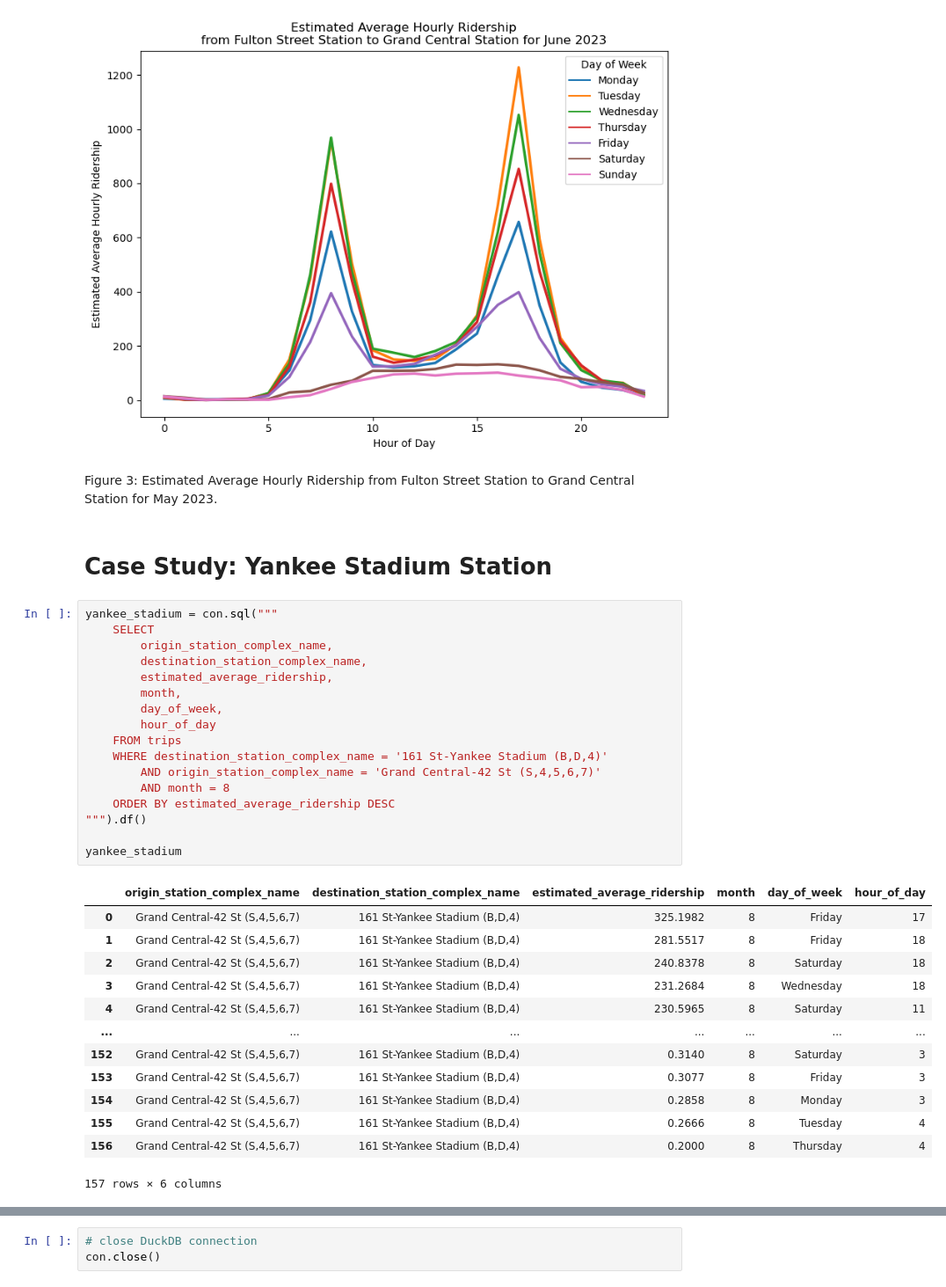
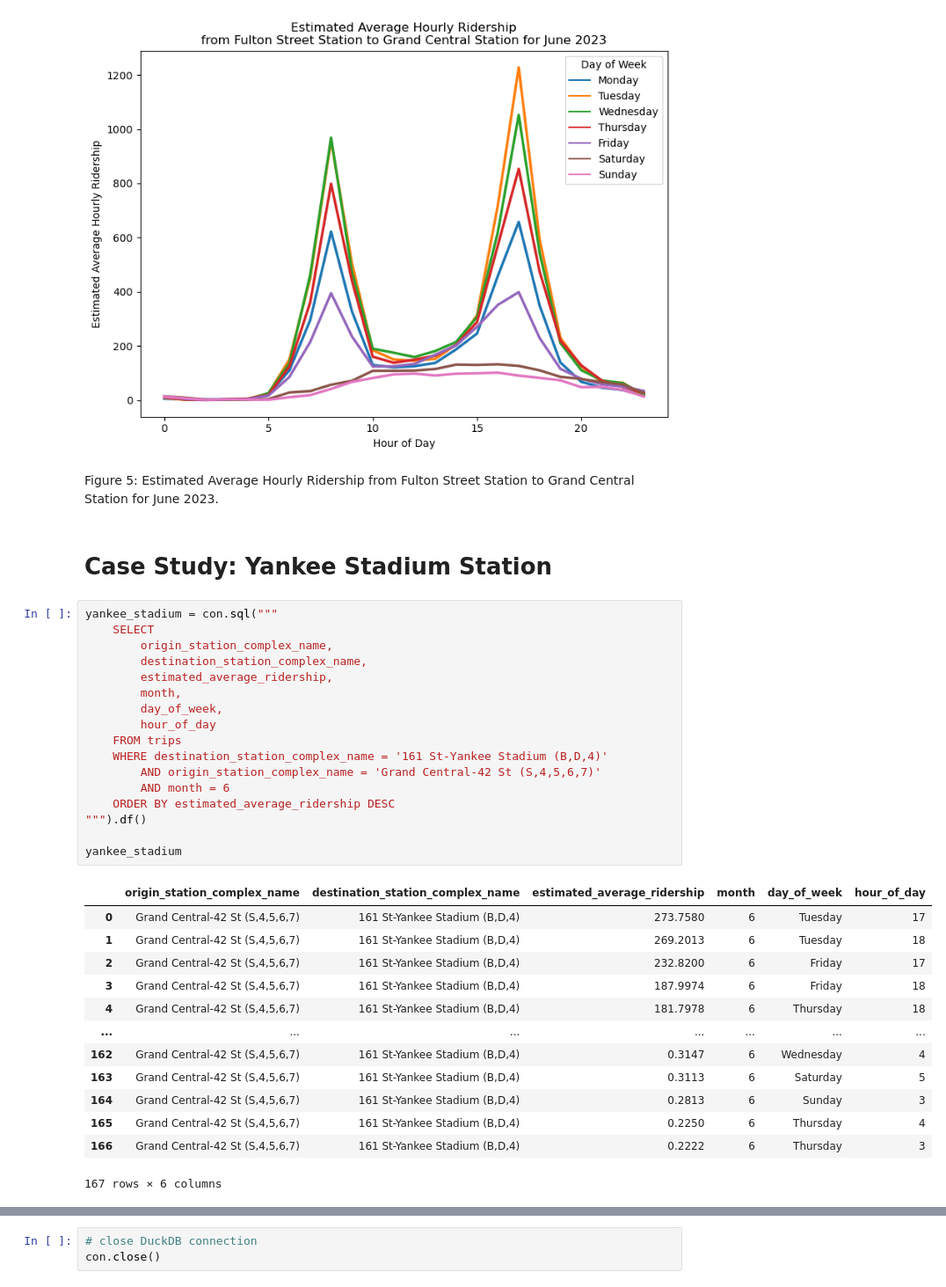
Before and after one commit to mebauer/mta-data, a Jupyter notebook: subway-trips.ipynb, the cells around one changed output, grey strips where cells are left out. Shown: that part at 88% size. Drawn from its saved outputs; the diff is of its cells as text.

```diff
--- a/subway-trips.ipynb
+++ b/subway-trips.ipynb
@@ -795,40 +819,40 @@ plt.savefig('figures/fulton-grand-central-june.png', dpi=200, bbox_inches='tight
 # %% [output]
 [figure]
 # %% [markdown]
-Figure 3: Estimated Average Hourly Ridership from Fulton Street Station to Grand Central Station for May 2023.
+Figure 5: Estimated Average Hourly Ridership from Fulton Street Station to Grand Central Station for June 2023.
 # %% [markdown]
 # Case Study: Yankee Stadium Station
 # %%
 yankee_stadium = con.sql("""
     SELECT
         origin_station_complex_name,
         destination_station_complex_name,
         estimated_average_ridership,
         month,
         day_of_week,
         hour_of_day
     FROM trips
     WHERE destination_station_complex_name = '161 St-Yankee Stadium (B,D,4)'
         AND origin_station_complex_name = 'Grand Central-42 St (S,4,5,6,7)'
-        AND month = 8
+        AND month = 6
     ORDER BY estimated_average_ridership DESC
 """).df()
 
 yankee_stadium
 # %% [output]
 |  | origin_station_complex_name | destination_station_complex_name | estimated_average_ridership | month | day_of_week | hour_of_day |
-| 0 | Grand Central-42 St (S,4,5,6,7) | 161 St-Yankee Stadium (B,D,4) | 325.1982 | 8 | Friday | 17 |
-| 1 | Grand Central-42 St (S,4,5,6,7) | 161 St-Yankee Stadium (B,D,4) | 281.5517 | 8 | Friday | 18 |
-| 2 | Grand Central-42 St (S,4,5,6,7) | 161 St-Yankee Stadium (B,D,4) | 240.8378 | 8 | Saturday | 18 |
-| 3 | Grand Central-42 St (S,4,5,6,7) | 161 St-Yankee Stadium (B,D,4) | 231.2684 | 8 | Wednesday | 18 |
-| 4 | Grand Central-42 St (S,4,5,6,7) | 161 St-Yankee Stadium (B,D,4) | 230.5965 | 8 | Saturday | 11 |
+| 0 | Grand Central-42 St (S,4,5,6,7) | 161 St-Yankee Stadium (B,D,4) | 273.7580 | 6 | Tuesday | 17 |
+| 1 | Grand Central-42 St (S,4,5,6,7) | 161 St-Yankee Stadium (B,D,4) | 269.2013 | 6 | Tuesday | 18 |
+| 2 | Grand Central-42 St (S,4,5,6,7) | 161 St-Yankee Stadium (B,D,4) | 232.8200 | 6 | Friday | 17 |
+| 3 | Grand Central-42 St (S,4,5,6,7) | 161 St-Yankee Stadium (B,D,4) | 187.9974 | 6 | Friday | 18 |
+| 4 | Grand Central-42 St (S,4,5,6,7) | 161 St-Yankee Stadium (B,D,4) | 181.7978 | 6 | Thursday | 18 |
 | ... | ... | ... | ... | ... | ... | ... |
-| 152 | Grand Central-42 St (S,4,5,6,7) | 161 St-Yankee Stadium (B,D,4) | 0.3140 | 8 | Saturday | 3 |
-| 153 | Grand Central-42 St (S,4,5,6,7) | 161 St-Yankee Stadium (B,D,4) | 0.3077 | 8 | Friday | 3 |
-| 154 | Grand Central-42 St (S,4,5,6,7) | 161 St-Yankee Stadium (B,D,4) | 0.2858 | 8 | Monday | 3 |
-| 155 | Grand Central-42 St (S,4,5,6,7) | 161 St-Yankee Stadium (B,D,4) | 0.2666 | 8 | Tuesday | 4 |
-| 156 | Grand Central-42 St (S,4,5,6,7) | 161 St-Yankee Stadium (B,D,4) | 0.2000 | 8 | Thursday | 4 |
+| 162 | Grand Central-42 St (S,4,5,6,7) | 161 St-Yankee Stadium (B,D,4) | 0.3147 | 6 | Wednesday | 4 |
+| 163 | Grand Central-42 St (S,4,5,6,7) | 161 St-Yankee Stadium (B,D,4) | 0.3113 | 6 | Saturday | 5 |
+| 164 | Grand Central-42 St (S,4,5,6,7) | 161 St-Yankee Stadium (B,D,4) | 0.2813 | 6 | Sunday | 3 |
+| 165 | Grand Central-42 St (S,4,5,6,7) | 161 St-Yankee Stadium (B,D,4) | 0.2250 | 6 | Thursday | 4 |
+| 166 | Grand Central-42 St (S,4,5,6,7) | 161 St-Yankee Stadium (B,D,4) | 0.2222 | 6 | Thursday | 3 |
-157 rows × 6 columns
+167 rows × 6 columns
 # %%
 fig, ax = plt.subplots(figsize=(8, 6))
 
```
Also changed, not shown: parts of 41 cells of this notebook, 5 other files.
